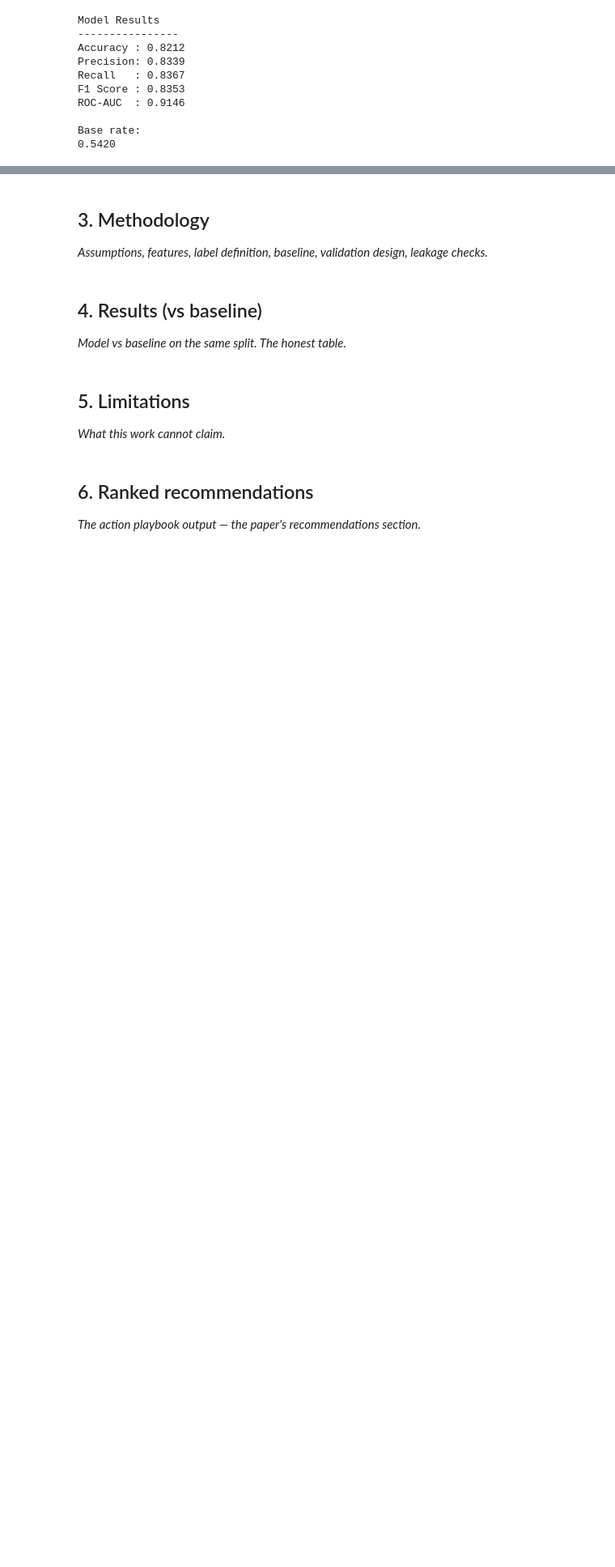
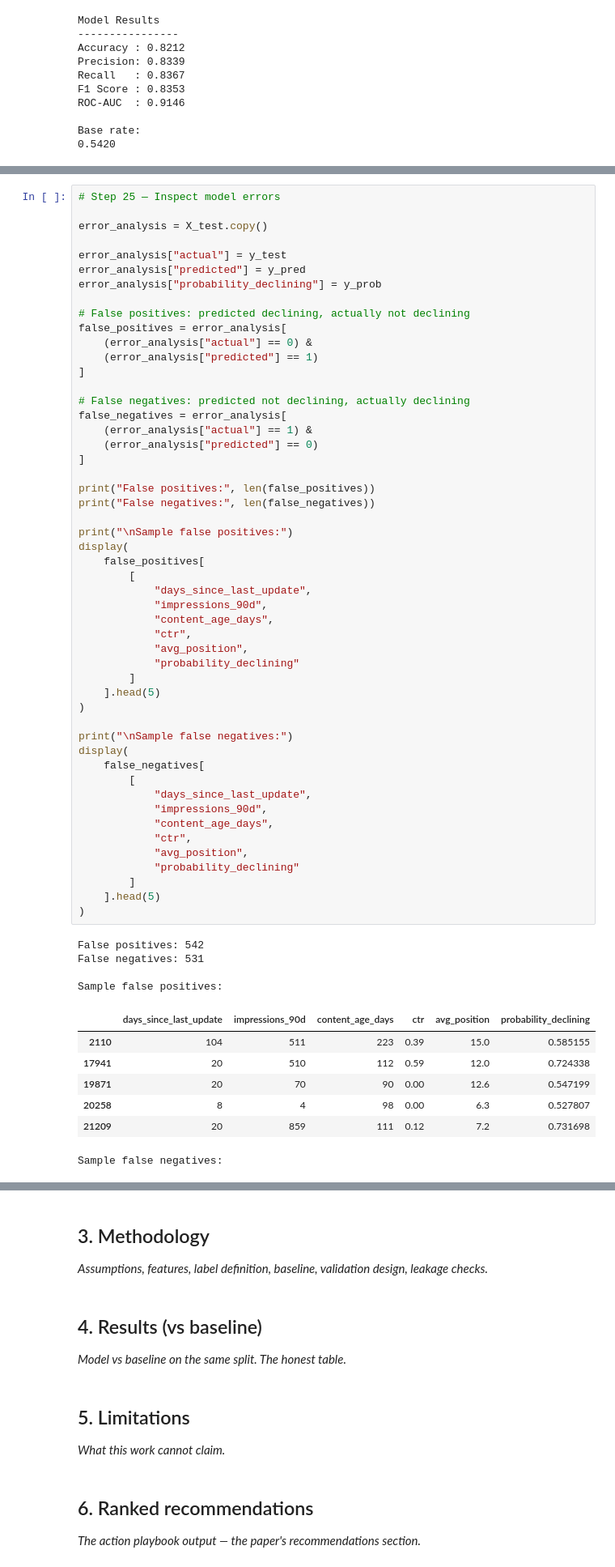
Before and after one commit to Laspric/flyrank-internship-ml, a Jupyter notebook: work/notebooks/capstone.ipynb, the cells around one changed output, grey strips where cells are left out. Shown at 81% size. Saved outputs shown, nothing was run; the diff lists cells and outputs as text; blank space fills up the shorter version.

```diff
--- a/work/notebooks/capstone.ipynb
+++ b/work/notebooks/capstone.ipynb
@@ -560,0 +690,63 @@ Base rate:
+# %%
+# Step 25 — Inspect model errors
+
+error_analysis = X_test.copy()
+
+error_analysis["actual"] = y_test
+error_analysis["predicted"] = y_pred
+error_analysis["probability_declining"] = y_prob
+
+# False positives: predicted declining, actually not declining
+false_positives = error_analysis[
+    (error_analysis["actual"] == 0) &
+    (error_analysis["predicted"] == 1)
+]
+
+# False negatives: predicted not declining, actually declining
+false_negatives = error_analysis[
+    (error_analysis["actual"] == 1) &
+    (error_analysis["predicted"] == 0)
+]
+
+print("False positives:", len(false_positives))
+print("False negatives:", len(false_negatives))
+
+print("\nSample false positives:")
+display(
+    false_positives[
+        [
+            "days_since_last_update",
+            "impressions_90d",
+            "content_age_days",
+            "ctr",
+            "avg_position",
+            "probability_declining"
+        ]
+    ].head(5)
+)
+
+print("\nSample false negatives:")
+display(
+    false_negatives[
+        [
+            "days_since_last_update",
+            "impressions_90d",
+            "content_age_days",
+            "ctr",
+            "avg_position",
+            "probability_declining"
+        ]
+    ].head(5)
+)
+# %% [output]
+False positives: 542
+False negatives: 531
+
+Sample false positives:
+|  | days_since_last_update | impressions_90d | content_age_days | ctr | avg_position | probability_declining |
+| 2110 | 104 | 511 | 223 | 0.39 | 15.0 | 0.585155 |
+| 17941 | 20 | 510 | 112 | 0.59 | 12.0 | 0.724338 |
+| 19871 | 20 | 70 | 90 | 0.00 | 12.6 | 0.547199 |
+| 20258 | 8 | 4 | 98 | 0.00 | 6.3 | 0.527807 |
+| 21209 | 20 | 859 | 111 | 0.12 | 7.2 | 0.731698 |
+Sample false negatives:
```
Also changed, not shown: parts of 9 cells of this notebook.
